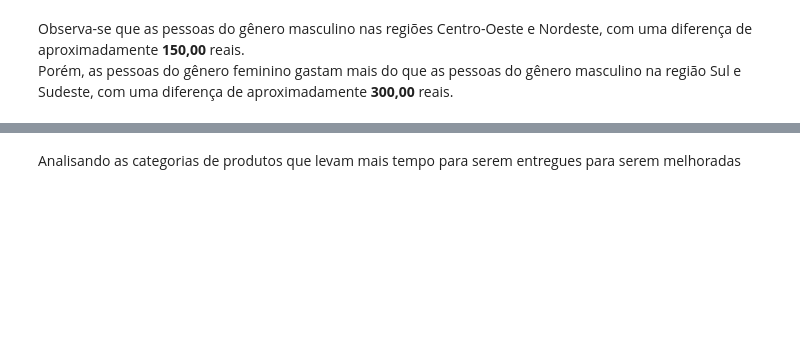
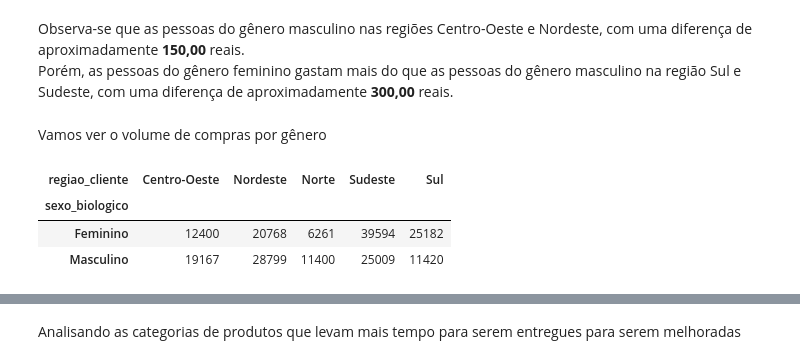
Before and after one commit to Jgabriel1800/estat-stica-varejo, a Jupyter notebook: estatistica_frequencia_medidas.ipynb, the cells around one changed output, grey strips where cells are left out. Cells and saved outputs as stored; diff of their text form; code cells hidden in the pictures; blank space fills up the shorter version.

```diff
--- a/estatistica_frequencia_medidas.ipynb
+++ b/estatistica_frequencia_medidas.ipynb
@@ -308,3 +299,13 @@ ticket_medio
 # %% [markdown]
 Observa-se que as pessoas do gênero masculino nas regiões Centro-Oeste e Nordeste, com uma diferença de aproximadamente **150,00** reais.
 Porém, as pessoas do gênero feminino gastam mais do que as pessoas do gênero masculino na região Sul e Sudeste, com uma diferença de aproximadamente **300,00** reais.
+# %% [markdown]
+Vamos ver o volume de compras por gênero
+# %%
+compras_por_genero_regiao = dados.groupby(['sexo_biologico', 'regiao_cliente'])['id_compra'].count().unstack()
+compras_por_genero_regiao
+# %% [output]
+| regiao_cliente | Centro-Oeste | Nordeste | Norte | Sudeste | Sul |
+| sexo_biologico |  |  |  |  |  |
+| Feminino | 12400 | 20768 | 6261 | 39594 | 25182 |
+| Masculino | 19167 | 28799 | 11400 | 25009 | 11420 |
```
Also changed, not shown: parts of 36 cells of this notebook.
